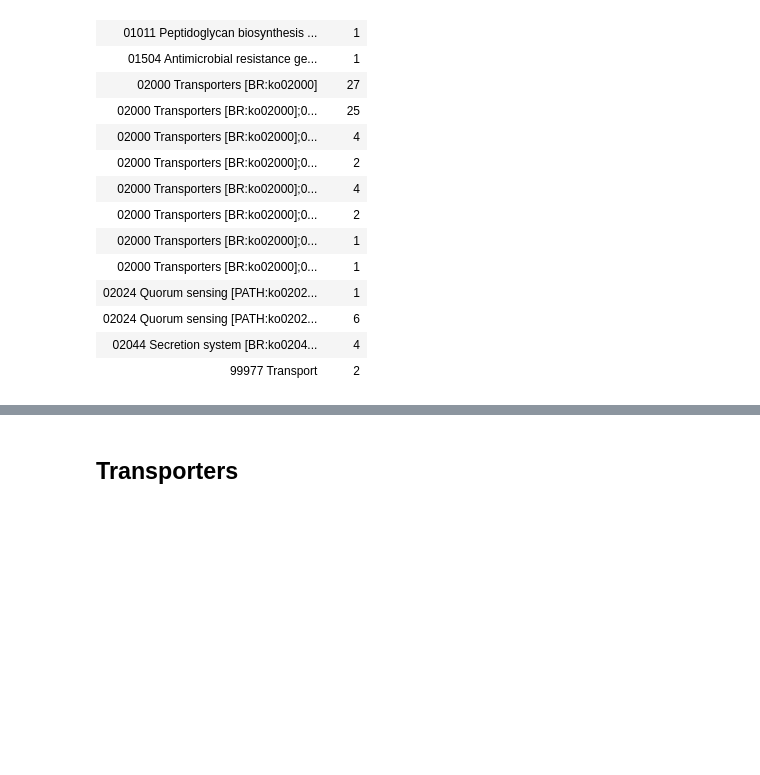
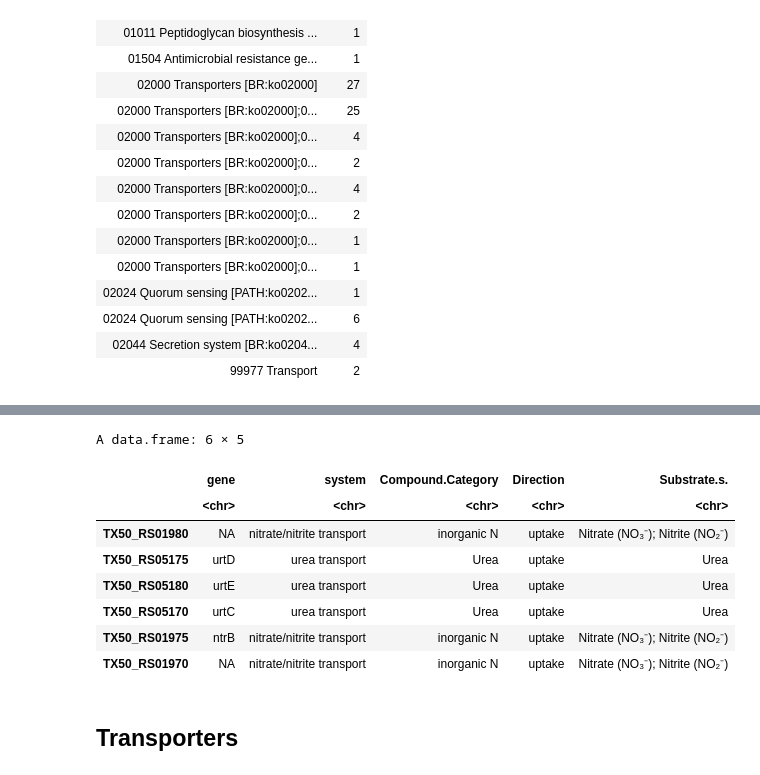
Before and after one commit to wosnat/CC1A3, a Jupyter notebook: Enrichment/CC1A3 MED4 heatmaps Enrichment transport.ipynb, the cells around one changed output, grey strips where cells are left out. Cells and saved outputs as stored; diff of their text form; code cells hidden in the pictures; blank space fills up the shorter version.

```diff
--- a/Enrichment/CC1A3 MED4 heatmaps Enrichment transport.ipynb
+++ b/Enrichment/CC1A3 MED4 heatmaps Enrichment transport.ipynb
@@ -425,3 +306,30 @@ ERROR: Error in filter(., gene_id %in% deg$gene_id, module %in% modules_de$modul
+# %%
+
+gene_meta = df_transport %>%
+    distinct(gene_id, .keep_all = TRUE) %>%
+    mutate(protein.export = if_else(str_detect(path, regex('Protein export', ignore_case=TRUE)), 'Protein export', '')) %>%
+    mutate(secretion.system = if_else(str_detect(path, regex('Secretion system', ignore_case=TRUE)), 'Secretion system', '')) %>%
+    left_join((df_transport_classes %>% rename(system=Original.Name)), by='system') %>%
+    mutate(Direction = if_else(Direction == 'bidirectional', 'other', Direction)) %>%
+    mutate(Compound.Category = if_else(protein.export == 'Protein export', 'Protein', Compound.Category)) %>%
+    mutate(Direction = if_else(protein.export == 'Protein export', 'export', Direction)) %>%
+    distinct(gene_id, gene, system, Compound.Category,Direction, Substrate.s.) %>%
+    column_to_rownames('gene_id')
+head(gene_meta)
+
+
+#    distinct(gene_id, gene, system, sub,path,ecpath, protein.export, secretion.system) %>%
+    #count(Compound.Category,Direction,  is_de) %>% pivot_wider(names_from = 'is_de', values_from = 'n', values_fill = 0)
+# %% [output]
+A data.frame: 6 × 5
+|  | gene | system | Compound.Category | Direction | Substrate.s. |
+|  | <chr> | <chr> | <chr> | <chr> | <chr> |
+| TX50_RS01980 | NA | nitrate/nitrite transport | inorganic N | uptake | Nitrate (NO₃⁻); Nitrite (NO₂⁻) |
+| TX50_RS05175 | urtD | urea transport | Urea | uptake | Urea |
+| TX50_RS05180 | urtE | urea transport | Urea | uptake | Urea |
+| TX50_RS05170 | urtC | urea transport | Urea | uptake | Urea |
+| TX50_RS01975 | ntrB | nitrate/nitrite transport | inorganic N | uptake | Nitrate (NO₃⁻); Nitrite (NO₂⁻) |
+| TX50_RS01970 | NA | nitrate/nitrite transport | inorganic N | uptake | Nitrate (NO₃⁻); Nitrite (NO₂⁻) |
 # %% [markdown]
 ## Transporters
 # %%
```
Also changed, not shown: parts of 27 cells of this notebook, 3 other files.
